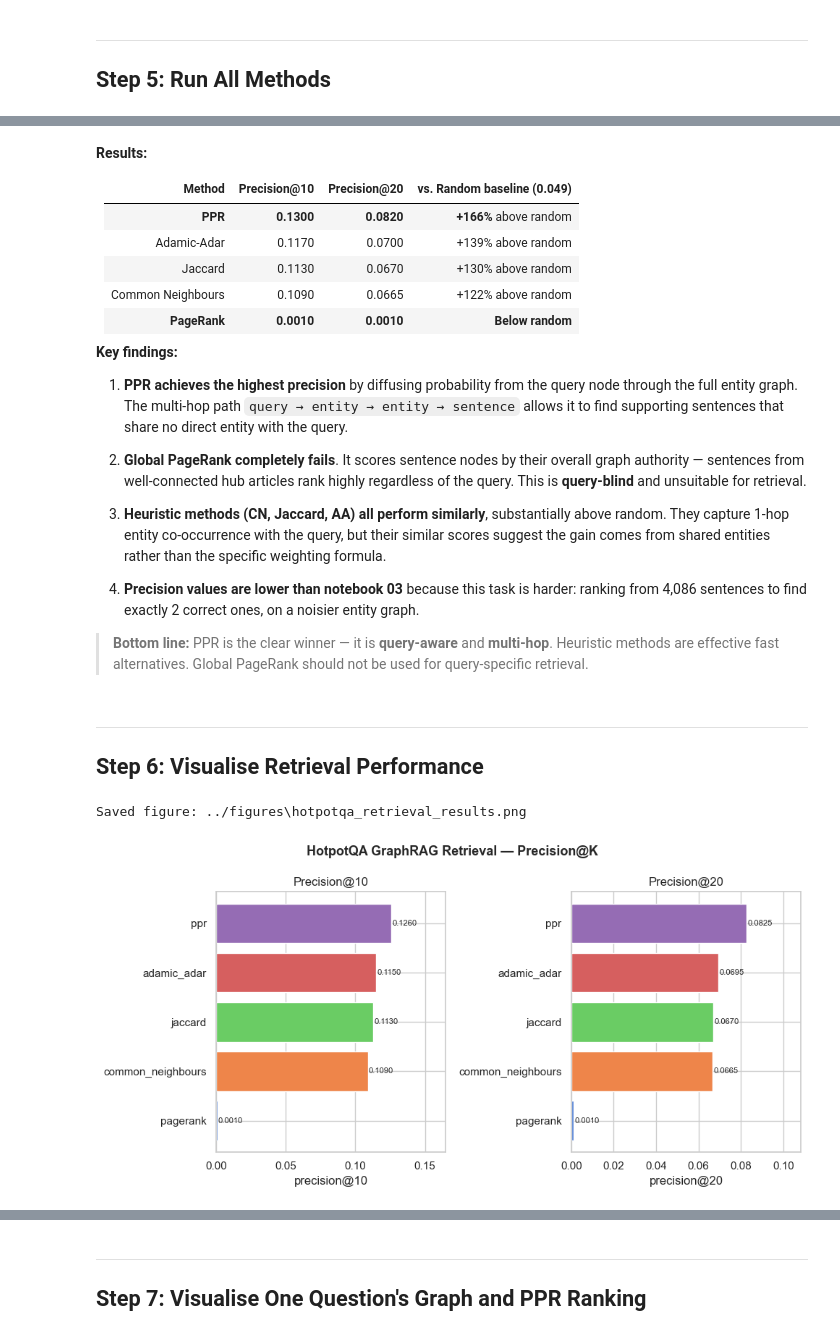
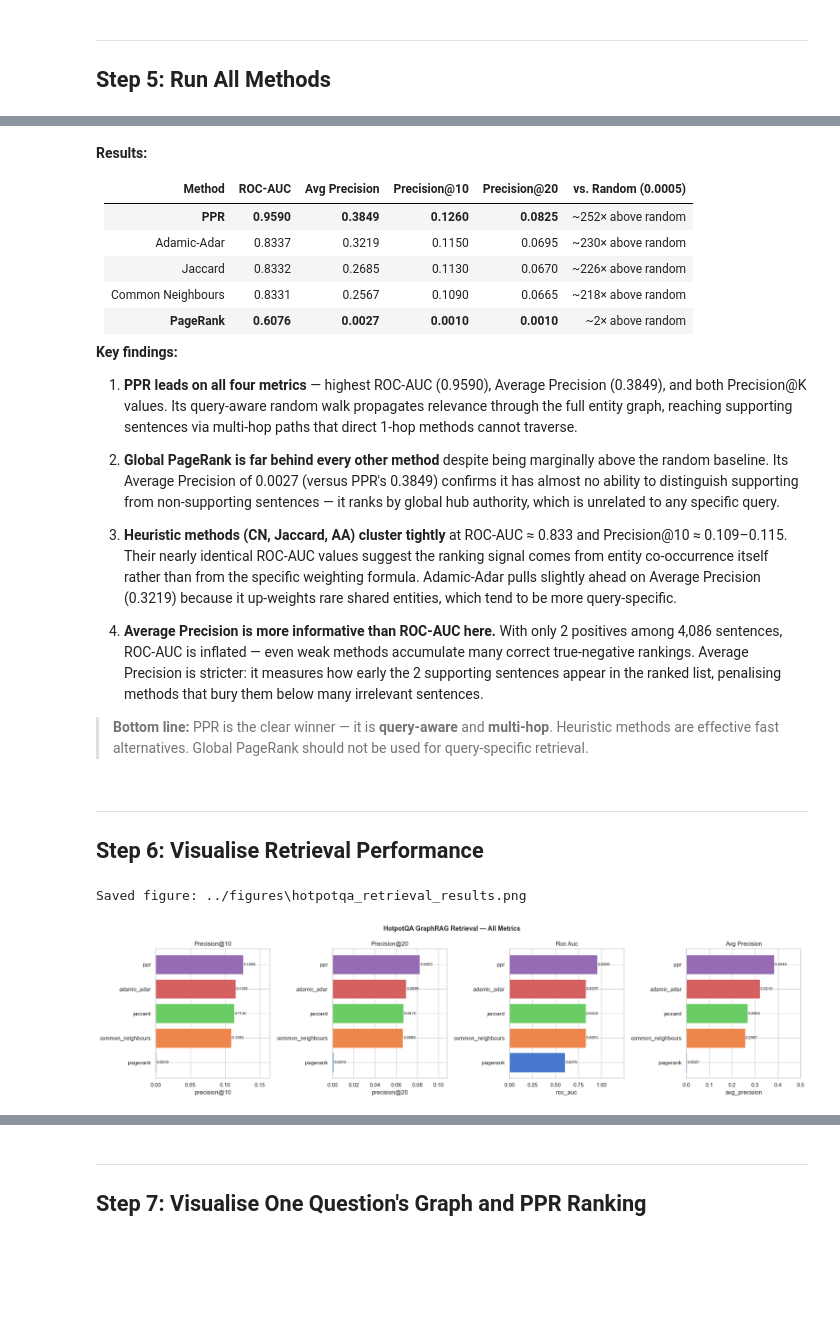
Before and after one commit to ratticha/GraphRAG, a Jupyter notebook: notebooks/04_hotpotqa_graphrag_experiments.ipynb, the cells around one changed output, grey strips where cells are left out. Cells and saved outputs as stored; diff of their text form; code cells hidden in the pictures; blank space fills up the shorter version.

```diff
--- a/notebooks/04_hotpotqa_graphrag_experiments.ipynb
+++ b/notebooks/04_hotpotqa_graphrag_experiments.ipynb
@@ -97,3 +98,20 @@ Node type distribution:
   query           100
 
 Total sentence nodes: 4,086
+# %%
+# Random baseline Precision@K
+# Each question has exactly 2 supporting sentences ranked against ALL sentence nodes.
+# For random selection: E[P@K] = num_relevant / corpus_size  (constant for any K)
+
+num_relevant  = 2                    # HotpotQA always has 2 supporting facts per question
+corpus_size   = len(ALL_SENT_NODES)  # total sentences ranked against
+baseline_pak  = num_relevant / corpus_size
+
+print(f"Corpus size (sentences ranked) : {corpus_size:,}")
+print(f"Supporting facts per question  : {num_relevant}")
+print(f"\nRandom baseline P@K = {num_relevant}/{corpus_size} = {baseline_pak:.4f}  (same for any K)")
+print()
+print("  K     Random P@K")
+print("  " + "─" * 16)
+for k in [10, 20]:
+    print(f"  {k:<5} {baseline_pak:.4f}")
@@ -178,9 +206,11 @@ def score_sentences(G, q_node, method, sent_nodes):
 
 
 def evaluate_retrieval(G, records, method, sent_nodes, k_values=(10, 20)):
-    """Evaluate a retrieval method across all records. Returns averaged Precision@K."""
-    pk_accum  = defaultdict(list)
-    n_skipped = 0
+    """Evaluate a retrieval method across all records. Returns averaged metrics."""
+    pk_accum      = defaultdict(list)
+    roc_auc_accum = []
+    ap_accum      = []
+    n_skipped     = 0
 
     for rec in records:
         q_node   = f"query:{rec['_id']}"
@@ -199,10 +229,16 @@ def evaluate_retrieval(G, records, method, sent_nodes, k_values=(10, 20)):
         for k in k_values:
             pk_accum[f"precision@{k}"].append(precision_at_k(y_true, y_score, k))
 
+        if len(np.unique(y_true)) > 1:
+            roc_auc_accum.append(roc_auc_score(y_true, y_score))
+        ap_accum.append(average_precision_score(y_true, y_score))
+
     print(f"  [{method}] skipped {n_skipped}/{len(records)} records")
     return {
-        "method": method,
+        "method":        method,
         **{metric: np.mean(vals) for metric, vals in pk_accum.items()},
+        "roc_auc":       np.mean(roc_auc_accum) if roc_auc_accum else float("nan"),
+        "avg_precision": np.mean(ap_accum)       if ap_accum      else float("nan"),
     }
 
 print("Functions defined.")
@@ -275,51 +311,51 @@ Saved: ../results\hotpotqa_results.csv
 # %% [markdown]
 **Results:**
 
-| Method | Precision@10 | Precision@20 | vs. Random baseline (0.049) |
-|--------|:------------:|:------------:|:--:|
-| **PPR** | **0.1300** | **0.0820** | **+166%** above random |
-| Adamic-Adar | 0.1170 | 0.0700 | +139% above random |
-| Jaccard | 0.1130 | 0.0670 | +130% above random |
-| Common Neighbours | 0.1090 | 0.0665 | +122% above random |
-| **PageRank** | **0.0010** | **0.0010** | **Below random** |
+| Method | ROC-AUC | Avg Precision | Precision@10 | Precision@20 | vs. Random (0.0005) |
+|--------|:-------:|:-------------:|:------------:|:------------:|:-------------------:|
+| **PPR** | **0.9590** | **0.3849** | **0.1260** | **0.0825** | ~252× above random |
+| Adamic-Adar | 0.8337 | 0.3219 | 0.1150 | 0.0695 | ~230× above random |
+| Jaccard | 0.8332 | 0.2685 | 0.1130 | 0.0670 | ~226× above random |
+| Common Neighbours | 0.8331 | 0.2567 | 0.1090 | 0.0665 | ~218× above random |
+| **PageRank** | **0.6076** | **0.0027** | **0.0010** | **0.0010** | ~2× above random |
 
 **Key findings:**
 
-1. **PPR achieves the highest precision** by diffusing probability from the query node through the full entity graph. The multi-hop path `query → entity → entity → sentence` allows it to find supporting sentences that share no direct entity with the query.
+1. **PPR leads on all four metrics** — highest ROC-AUC (0.9590), Average Precision (0.3849), and both Precision@K values. Its query-aware random walk propagates relevance through the full entity graph, reaching supporting sentences via multi-hop paths that direct 1-hop methods cannot traverse.
 
-2. **Global PageRank completely fails**. It scores sentence nodes by their overall graph authority — sentences from well-connected hub articles rank highly regardless of the query. This is **query-blind** and unsuitable for retrieval.
+2. **Global PageRank is far behind every other method** despite being marginally above the random baseline. Its Average Precision of 0.0027 (versus PPR's 0.3849) confirms it has almost no ability to distinguish supporting from non-supporting sentences — it ranks by global hub authority, which is unrelated to any specific query.
 
-3. **Heuristic methods (CN, Jaccard, AA) all perform similarly**, substantially above random. They capture 1-hop entity co-occurrence with the query, but their similar scores suggest the gain comes from shared entities rather than the specific weighting formula.
+3. **Heuristic methods (CN, Jaccard, AA) cluster tightly** at ROC-AUC ≈ 0.833 and Precision@10 ≈ 0.109–0.115. Their nearly identical ROC-AUC values suggest the ranking signal comes from entity co-occurrence itself rather than from the specific weighting formula. Adamic-Adar pulls slightly ahead on Average Precision (0.3219) because it up-weights rare shared entities, which tend to be more query-specific.
 
-4. **Precision values are lower than notebook 03** because this task is harder: ranking from 4,086 sentences to find exactly 2 correct ones, on a noisier entity graph.
+4. **Average Precision is more informative than ROC-AUC here.** With only 2 positives among 4,086 sentences, ROC-AUC is inflated — even weak methods accumulate many correct true-negative rankings. Average Precision is stricter: it measures how early the 2 supporting sentences appear in the ranked list, penalising methods that bury them below many irrelevant sentences.
 
 > **Bottom line:** PPR is the clear winner — it is **query-aware** and **multi-hop**. Heuristic methods are effective fast alternatives. Global PageRank should not be used for query-specific retrieval.
 # %% [markdown]
 ---
 ## Step 6: Visualise Retrieval Performance
 # %%
-metric_cols = [c for c in results_df.columns if c.startswith("precision")]
+metric_cols = [c for c in results_df.columns if c in ("roc_auc", "avg_precision", "precision@10", "precision@20")]
 fig, axes = plt.subplots(1, len(metric_cols), figsize=(5 * len(metric_cols), 5))
 if len(metric_cols) == 1:
     axes = [axes]
 
 colors = sns.color_palette("muted", len(results_df))
 for ax, metric in zip(axes, metric_cols):
     df_s = results_df.sort_values(metric, ascending=True).dropna(subset=[metric])
     bars = ax.barh(df_s["method"], df_s[metric], color=colors[: len(df_s)])
     ax.set_xlabel(metric)
     ax.set_title(metric.replace("_", " ").title())
     ax.set_xlim(0, df_s[metric].max() * 1.3 + 0.001)
     for bar, val in zip(bars, df_s[metric]):
         ax.text(bar.get_width() + 0.0005,
                 bar.get_y() + bar.get_height() / 2,
                 f"{val:.4f}", va="center", fontsize=8)
 
-fig.suptitle("HotpotQA GraphRAG Retrieval — Precision@K", fontsize=13, fontweight="bold")
+fig.suptitle("HotpotQA GraphRAG Retrieval — All Metrics", fontsize=13, fontweight="bold")
 fig.tight_layout()
 save_figure(fig, "hotpotqa_retrieval_results.png", figures_dir="../figures")
 plt.show()
 # %% [output]
 Saved figure: ../figures\hotpotqa_retrieval_results.png
-[figure, old version]
+[figure, new version]
 # %% [markdown]
```
Also changed, not shown: parts of 9 cells of this notebook, 6 other files.
